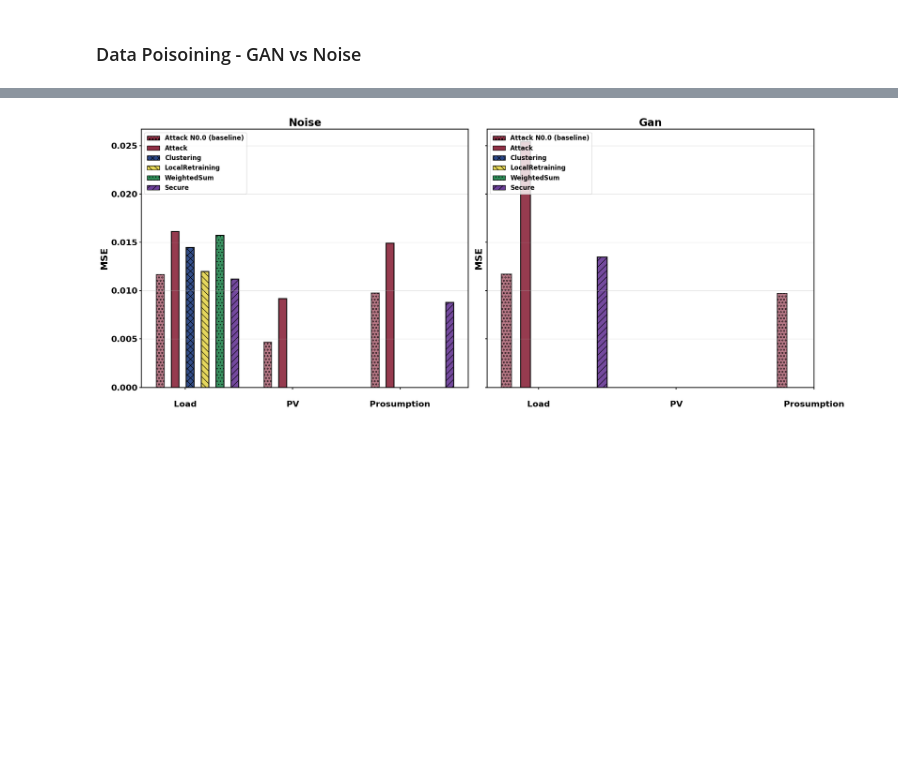
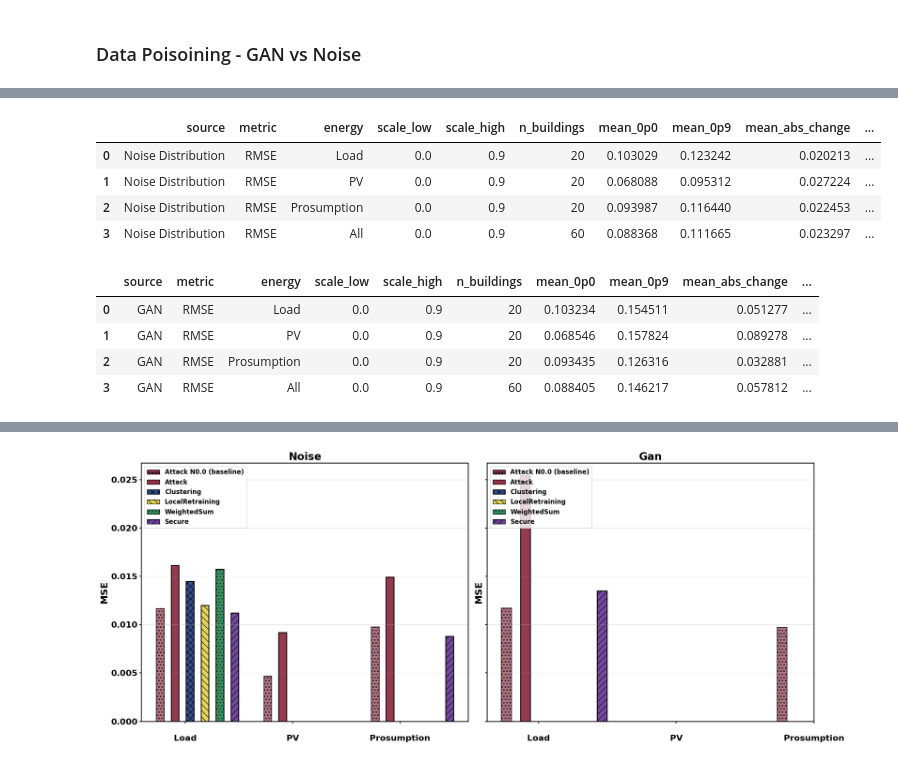
Before and after one commit to JonasSievers/Attacks-and-Security-of-Federated-Learning, a Jupyter notebook: src/notebooks/9Visualizations.ipynb, the cells around one changed output, grey strips where cells are left out. Cells and saved outputs as stored; diff of their text form; code cells hidden in the pictures; blank space fills up the shorter version.

Commit message:
First plots

```diff
--- a/src/notebooks/9Visualizations.ipynb
+++ b/src/notebooks/9Visualizations.ipynb
@@ -208,3 +777,27 @@ display(gan_results_Nprefix["Load"])
+# %%
+# 1) Make the figure and get the pairs used for plotting
+pairs_noise = plot_parity_by_noise(metric="rmse", noise_type="Distribution")
+
+# 2) Summarize key numbers for later analysis (also writes CSV)
+summary_noise = summarize_parity_metrics(metric="rmse", noise_type="Distribution")
+
+# Repeat for GAN
+pairs_gan = plot_parity_by_noise(metric="rmse", noise_type="Gan")
+summary_gan = summarize_parity_metrics(metric="rmse", noise_type="Gan")
+
+display(summary_noise)
+display(summary_gan)
+# %% [output]
+|  | source | metric | energy | scale_low | scale_high | n_buildings | mean_0p0 | mean_0p9 | mean_abs_change | ... |
+| 0 | Noise Distribution | RMSE | Load | 0.0 | 0.9 | 20 | 0.103029 | 0.123242 | 0.020213 | ... |
+| 1 | Noise Distribution | RMSE | PV | 0.0 | 0.9 | 20 | 0.068088 | 0.095312 | 0.027224 | ... |
+| 2 | Noise Distribution | RMSE | Prosumption | 0.0 | 0.9 | 20 | 0.093987 | 0.116440 | 0.022453 | ... |
+| 3 | Noise Distribution | RMSE | All | 0.0 | 0.9 | 60 | 0.088368 | 0.111665 | 0.023297 | ... |
+|  | source | metric | energy | scale_low | scale_high | n_buildings | mean_0p0 | mean_0p9 | mean_abs_change | ... |
+| 0 | GAN | RMSE | Load | 0.0 | 0.9 | 20 | 0.103234 | 0.154511 | 0.051277 | ... |
+| 1 | GAN | RMSE | PV | 0.0 | 0.9 | 20 | 0.068546 | 0.157824 | 0.089278 | ... |
+| 2 | GAN | RMSE | Prosumption | 0.0 | 0.9 | 20 | 0.093435 | 0.126316 | 0.032881 | ... |
+| 3 | GAN | RMSE | All | 0.0 | 0.9 | 60 | 0.088405 | 0.146217 | 0.057812 | ... |
 # %%
 import os
 import os
```
Also changed, not shown: parts of 18 cells of this notebook, 26 other files.
